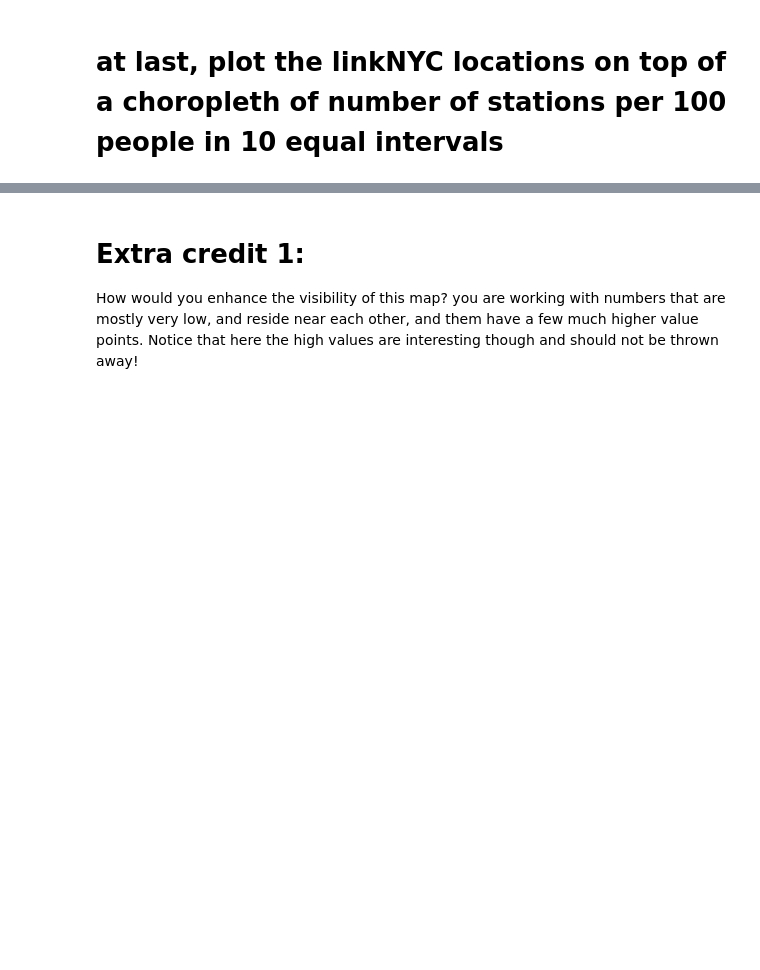
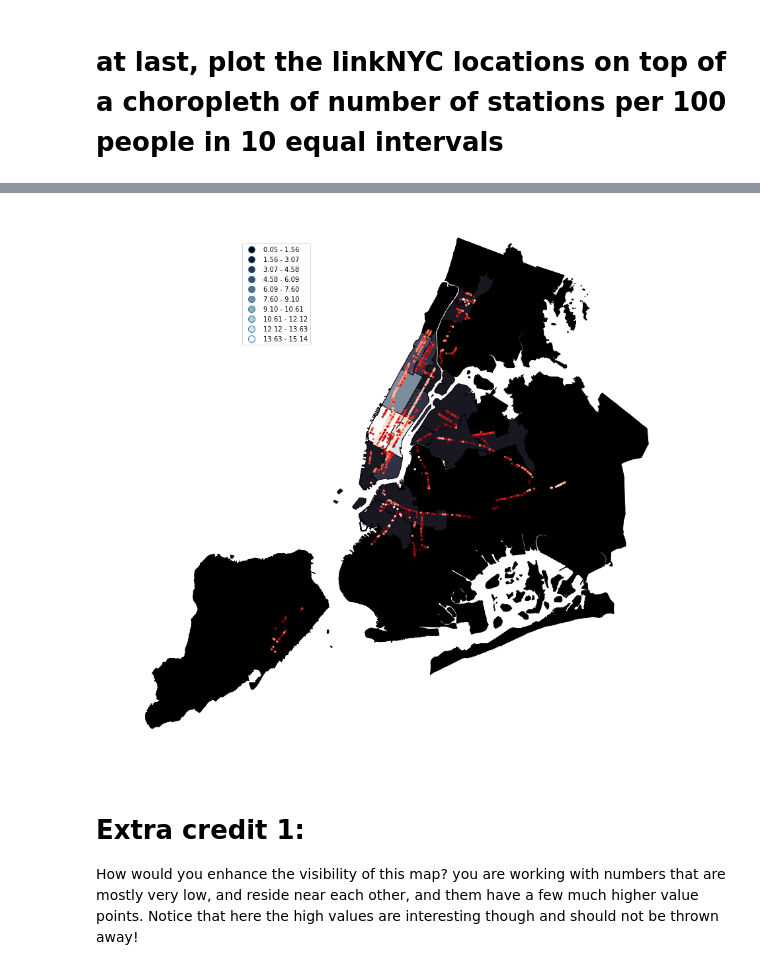
Before and after one commit to tanyani/PUI2018_tn1050, a Jupyter notebook: HW7_tn1050/geopandas_census_instructions.ipynb, the cells around one changed output, grey strips where cells are left out. Saved outputs shown, nothing was run; the diff lists cells and outputs as text; code cells hidden in the pictures; blank space fills up the shorter version.

```diff
--- a/HW7_tn1050/geopandas_census_instructions.ipynb
+++ b/HW7_tn1050/geopandas_census_instructions.ipynb
@@ -499,5 +519,4 @@ print(pumashp.crs)
 # %%
-linkpp = gpd.sjoin(pumashp.to_crs(epsg=2263), gdf.to_crs(epsg=2263))
+linkpp = gpd.sjoin(pumashp.to_crs(epsg=2263), gdf.to_crs(epsg=2263)).groupby('puma')['link_site'].count().reset_index()
 linkpp.head()
-# linkpp = linkpp.groupby('puma')['link_site'].count()
 # %% [output]
@@ -505,3 +528,0 @@ OSError: Could not find libspatialindex_c library file
-# %%
-linkpp = gpd.sjoin(..).groupby(...)
-linkpp.head()
@@ -517,6 +530,10 @@ linkpp.head()
 finally merge back into the pumashp. Make sure you use the correct scheme for merging: you want to have _all_ the PUMAs, not only the ones that have linkNYC in them in the final geoDF
 # %%
 #linkNYC per 100 inhabitants
+pumashplc = pumaPop_shp.merge(linkpp, how='left', on='puma')
+pumashplc["linkNYCp100p"] = pumashplc.B00001_001E/100
+pumashplc.linkNYCp100p = pumashplc.link_site / pumashplc.linkNYCp100p
+
 pumashplc["linkNYCp100p"].describe()
 # %% [output]
 count    37.000000
@@ -536,3 +550,14 @@ Name: linkNYCpp, dtype: float64
+# %%
+ax = plt.figure(figsize=(15, 15)).add_subplot(111, frameon=False)
+ax.axis('off')
+
+pumashplc.plot(column='linkNYCp100p', scheme='Equal_Interval',k=10, cmap="bone", ax=ax, edgecolor='black',legend=True)
+gdf.plot(c=linkNYC.daysAgo, cmap='Reds', ax=ax, markersize=5)
+
+ax.get_legend().set_bbox_to_anchor((0.35, 0.95, 0, 0))
+### inspired from https://github.com/fedhere/choroplethNYC/blob/master/choroplethNYC.py
+# %% [output]
+[figure, added]
 # %% [markdown]
 # Extra credit 1:
 How would you enhance the visibility of this map? you are working with numbers that are mostly very low, and reside near each other, and them have a few much higher value points. Notice that here the high values are interesting though and should not be thrown away!
```
Also changed, not shown: parts of 18 cells of this notebook, 1 other file.
